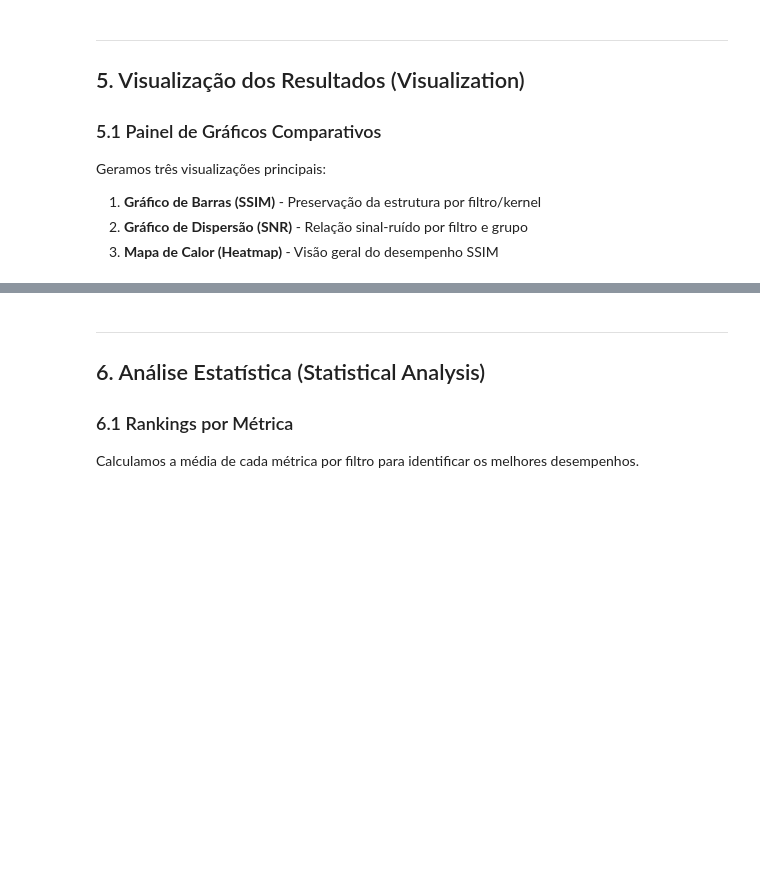
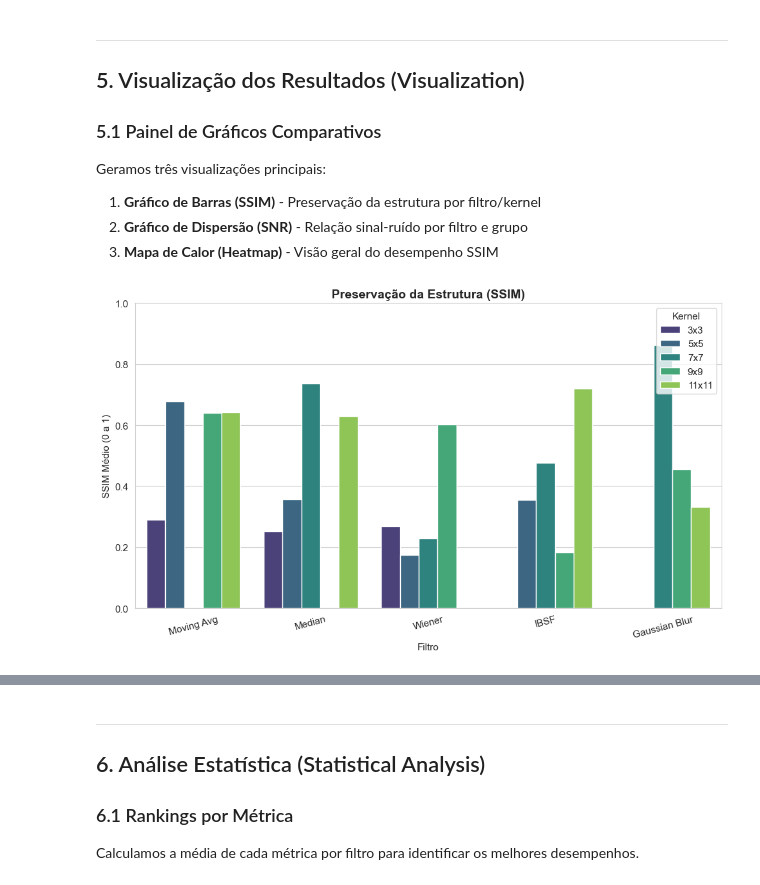
Before and after one commit to duartebianca/filtragem-espacial, a Jupyter notebook: analise_filtros_grupos.ipynb, the cells around one changed output, grey strips where cells are left out. Drawn from its saved outputs; the diff is of its cells as text; code cells hidden in the pictures; blank space fills up the shorter version.

```diff
--- a/analise_filtros_grupos.ipynb
+++ b/analise_filtros_grupos.ipynb
@@ -238,37 +250,18 @@ Geramos três visualizações principais:
 2. **Gráfico de Dispersão (SNR)** - Relação sinal-ruído por filtro e grupo
 3. **Mapa de Calor (Heatmap)** - Visão geral do desempenho SSIM
 # %%
-# ---------------------------------------------------------
-# GERAÇÃO DOS GRÁFICOS
-# ---------------------------------------------------------
-fig, axes = plt.subplots(1, 3, figsize=(20, 6))
+fig, ax = plt.subplots(figsize=(10, 6))
 
 # Gráfico 1: SSIM (Estrutura) - Quanto mais próximo de 1, melhor
-sns.barplot(data=df, x='Filtro', y='SSIM', hue='Kernel', palette='viridis', ax=axes[0])
-axes[0].set_title('Preservação da Estrutura (SSIM)', fontsize=14, fontweight='bold')
-axes[0].set_ylabel('SSIM Médio (0 a 1)')
-axes[0].set_xlabel('Filtro')
-axes[0].set_ylim(0, 1.0)
-axes[0].legend(title='Kernel', loc='upper right')
-axes[0].tick_params(axis='x', rotation=15)
-
-# Gráfico 2: SNR (Sinal-Ruído) - Quanto maior, melhor
-# Filtramos dados nulos ou com escala incorreta para não distorcer o gráfico
-df_snr = df.dropna(subset=['SNR'])
-sns.scatterplot(data=df_snr, x='Filtro', y='SNR', hue='Kernel', style='Grupo', s=150, palette='viridis', ax=axes[1])
-axes[1].set_title('Relação Sinal-Ruído (SNR)', fontsize=14, fontweight='bold')
-axes[1].set_ylabel('SNR Médio (dB)')
-axes[1].set_xlabel('Filtro')
-axes[1].legend(bbox_to_anchor=(1.02, 1), loc='upper left')
-axes[1].tick_params(axis='x', rotation=15)
-
-# Gráfico 3: Desempenho Geral (Heatmap simplificado)
-# Pivoteando dados para ver qual filtro se saiu melhor em média
-pivot_ssim = df.pivot_table(index='Filtro', columns='Kernel', values='SSIM')
-sns.heatmap(pivot_ssim, annot=True, cmap="YlGnBu", fmt=".2f", ax=axes[2], cbar_kws={'label': 'SSIM'})
-axes[2].set_title('Mapa de Calor - Performance (SSIM)', fontsize=14, fontweight='bold')
-axes[2].set_xlabel('Tamanho do Kernel')
-axes[2].set_ylabel('Filtro')
+sns.barplot(data=df, x='Filtro', y='SSIM', hue='Kernel', palette='viridis', ax=ax)
+ax.set_title('Preservação da Estrutura (SSIM)', fontsize=14, fontweight='bold')
+ax.set_ylabel('SSIM Médio (0 a 1)')
+ax.set_xlabel('Filtro')
+ax.set_ylim(0, 1.0)
+ax.legend(title='Kernel', loc='upper right')
+ax.tick_params(axis='x', rotation=15)
 
 plt.tight_layout()
 plt.show()
+# %% [output]
+[figure, added]
```
Also changed, not shown: parts of 8 cells of this notebook.
